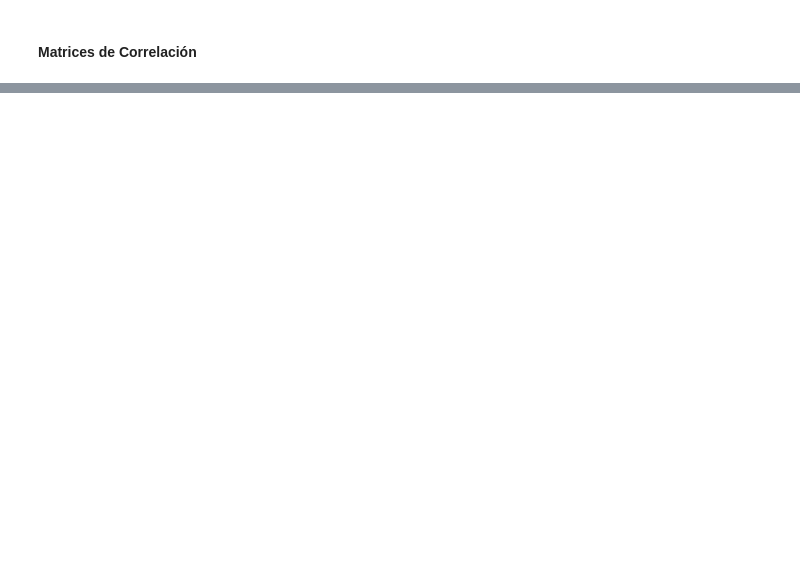
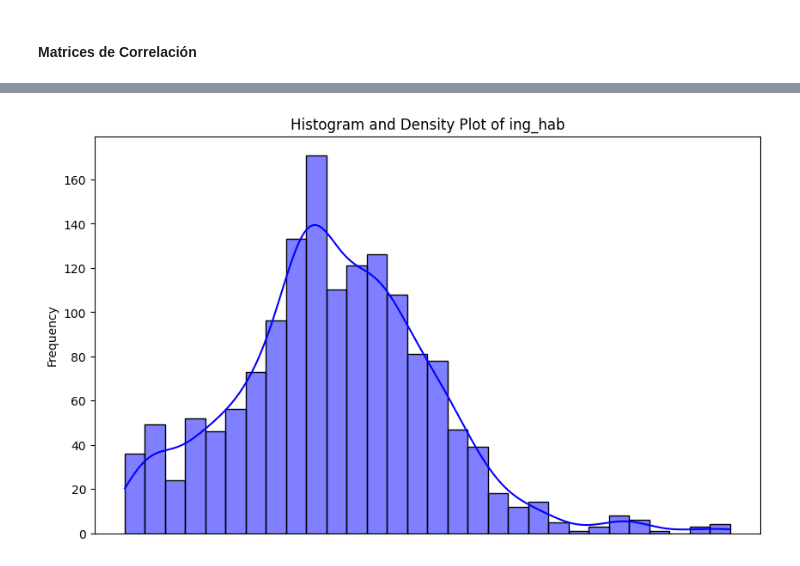
Before and after one commit to YuyoAndrade/time-series-analysis, a Jupyter notebook: eda/eda.ipynb, the cells around one changed output, grey strips where cells are left out. Saved outputs shown, nothing was run; the diff lists cells and outputs as text; code cells hidden in the pictures; blank space fills up the shorter version.

```diff
--- a/eda/eda.ipynb
+++ b/eda/eda.ipynb
@@ -86,2 +64,4 @@ Error:
+# %%
+df2 = pd.read_csv("iar_ocupaciones.csv")
 # %%
 df2.info()
@@ -173,0 +238,20 @@ for column in df_non_id.columns:
+# %%
+newDf = df2.copy()
+
+newDf = newDf.drop_duplicates()
+newDf['Fecha_hoy'] = pd.to_datetime(newDf['Fecha_hoy'])
+newDf = newDf[newDf['moneda_cve'] != 1]
+
+newdf_num = newDf[['Fecha_hoy', 'ing_hab']]
+newdf_num['daily'] = newDf['Fecha_hoy'].dt.strftime('%Y-%m-%d')
+newdf_num = newdf_num.drop("Fecha_hoy", axis=1)
+
+newdf_num = newdf_num.groupby(by="daily").agg({
+    'ing_hab': 'sum'
+})
+newdf_num.reset_index(inplace=True)
+newdf_num['daily'] = pd.to_datetime(newdf_num['daily'], errors='coerce')
+
+df_ent = newDf[['Fecha_hoy', 'ing_hab','ID_Entidad_Fed']]
+df_ent['daily'] = newDf['Fecha_hoy'].dt.strftime('%Y-%m-%d')
+df_ent = df_ent.drop("Fecha_hoy", axis=1)
@@ -173,0 +270,10 @@ for column in df_non_id.columns:
+# %%
+plt.figure(figsize=(10, 6))
+sns.histplot(newdf_num['ing_hab'], kde=True, bins=30, color='blue')
+plt.title('Histogram and Density Plot of ing_hab')
+plt.xlabel('ing_hab')
+plt.ylabel('Frequency')
+plt.gca().get_xaxis().set_visible(False)  # Ocultar el eje x
+plt.show()
+# %% [output]
+[figure, added]
```
Also changed, not shown: parts of 37 cells of this notebook.
